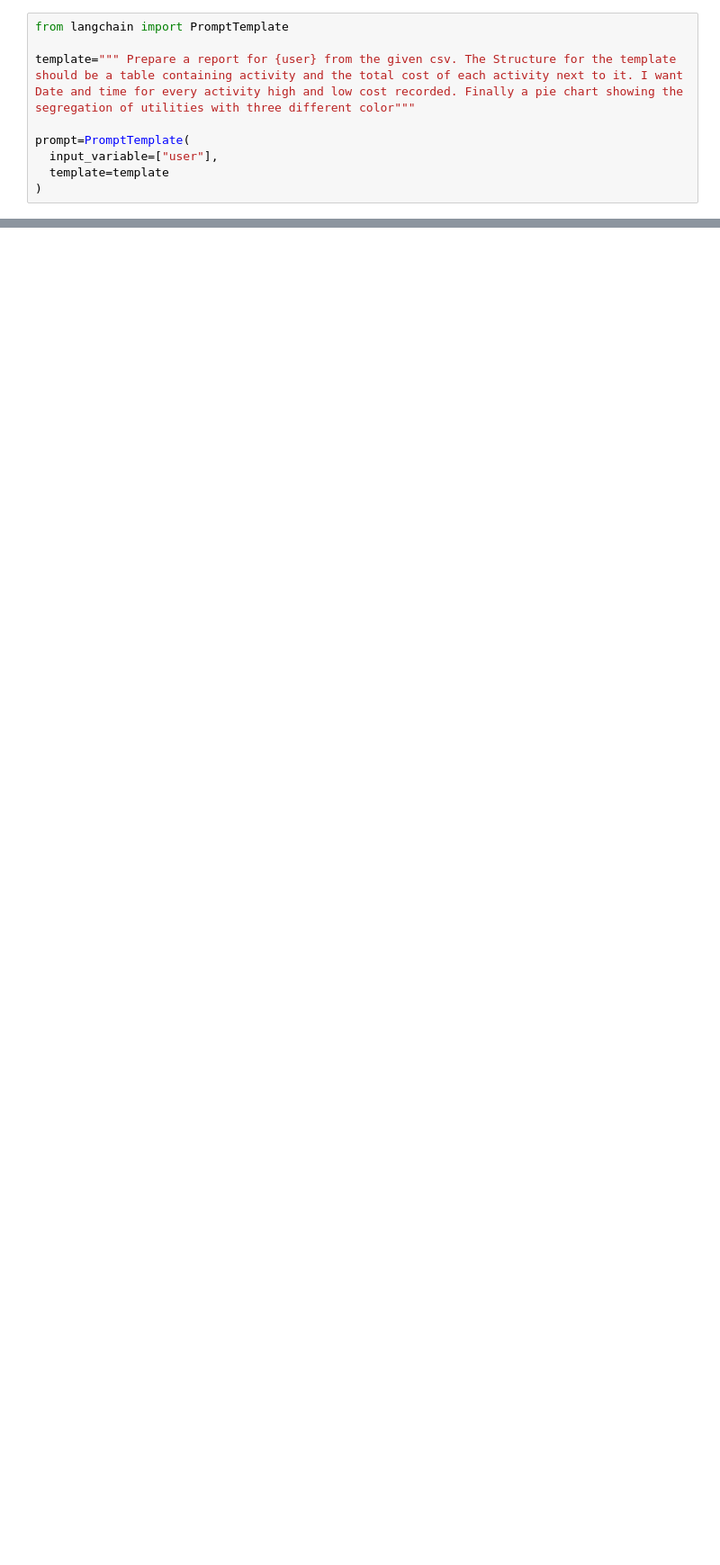
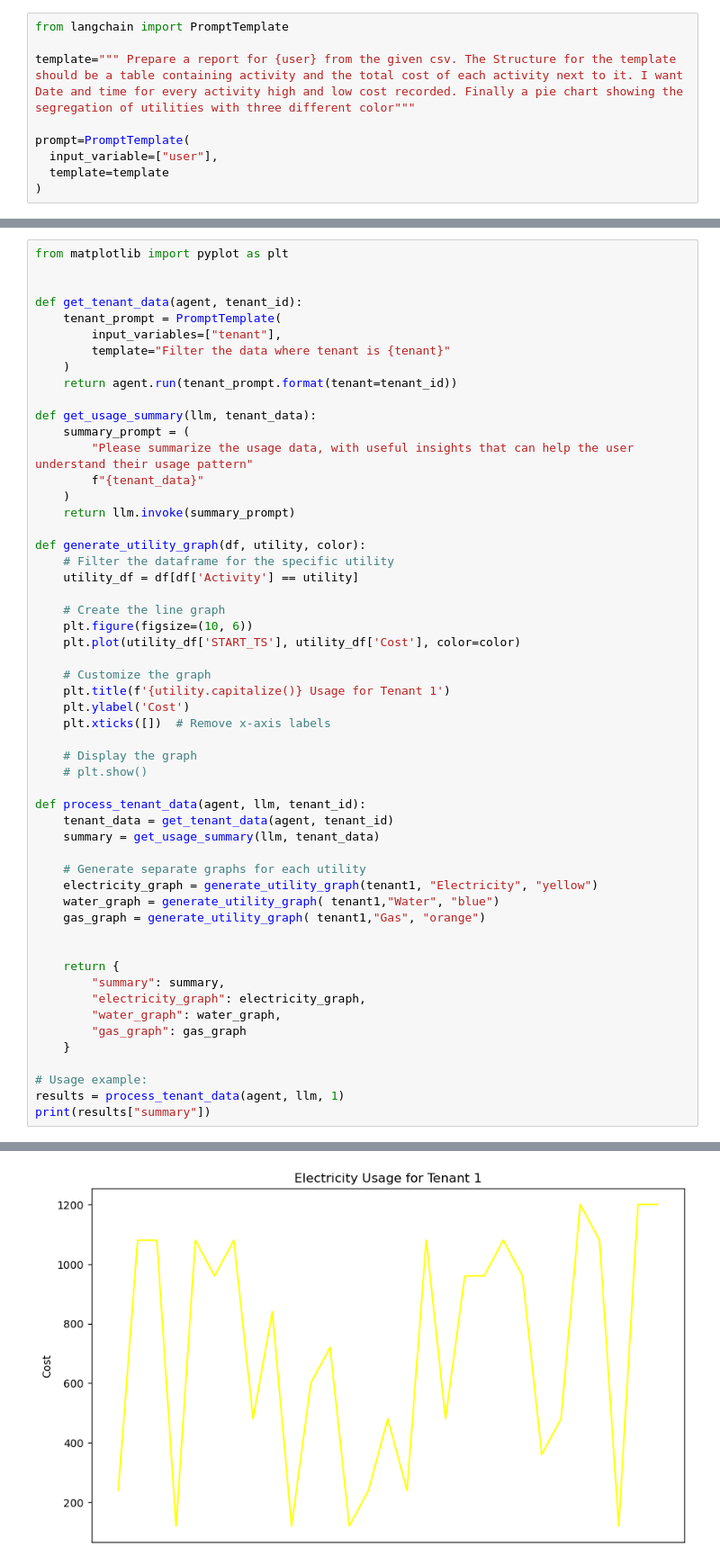
Before and after one commit to kishaiyan/splitmateez, a Jupyter notebook: LLM.ipynb, the cells around one changed output, grey strips where cells are left out. Shown at 90% size. Saved outputs shown, nothing was run; the diff lists cells and outputs as text; blank space fills up the shorter version.

```diff
--- a/LLM.ipynb
+++ b/LLM.ipynb
@@ -70,3 +60,58 @@ AgentExecutor(agent=RunnableAgent(runnable=RunnableAssign(mapper={
 199         2        Water  2019-10-10T01:43:05Z  2019-10-10T07:43:05Z   720.0
 
 [200 rows x 5 columns]})])
+# %%
+from matplotlib import pyplot as plt
+
+
+def get_tenant_data(agent, tenant_id):
+    tenant_prompt = PromptTemplate(
+        input_variables=["tenant"],
+        template="Filter the data where tenant is {tenant}"
+    )
+    return agent.run(tenant_prompt.format(tenant=tenant_id))
+
+def get_usage_summary(llm, tenant_data):
+    summary_prompt = (
+        "Please summarize the usage data, with useful insights that can help the user understand their usage pattern"
+        f"{tenant_data}"
+    )
+    return llm.invoke(summary_prompt)
+
+def generate_utility_graph(df, utility, color):
+    # Filter the dataframe for the specific utility
+    utility_df = df[df['Activity'] == utility]
+
+    # Create the line graph
+    plt.figure(figsize=(10, 6))
+    plt.plot(utility_df['START_TS'], utility_df['Cost'], color=color)
+
+    # Customize the graph
+    plt.title(f'{utility.capitalize()} Usage for Tenant 1')
+    plt.ylabel('Cost')
+    plt.xticks([])  # Remove x-axis labels
+
+    # Display the graph
+    # plt.show()
+
+def process_tenant_data(agent, llm, tenant_id):
+    tenant_data = get_tenant_data(agent, tenant_id)
+    summary = get_usage_summary(llm, tenant_data)
+
+    # Generate separate graphs for each utility
+    electricity_graph = generate_utility_graph(tenant1, "Electricity", "yellow")
+    water_graph = generate_utility_graph( tenant1,"Water", "blue")
+    gas_graph = generate_utility_graph( tenant1,"Gas", "orange")
+
+
+    return {
+        "summary": summary,
+        "electricity_graph": electricity_graph,
+        "water_graph": water_graph,
+        "gas_graph": gas_graph
+    }
+
+# Usage example:
+results = process_tenant_data(agent, llm, 1)
+print(results["summary"])
+# %% [output]
@@ -72,0 +133 @@ AgentExecutor(agent=RunnableAgent(runnable=RunnableAssign(mapper={
+[figure, added]
```
Also changed, not shown: parts of 13 cells of this notebook, 17 other files.
